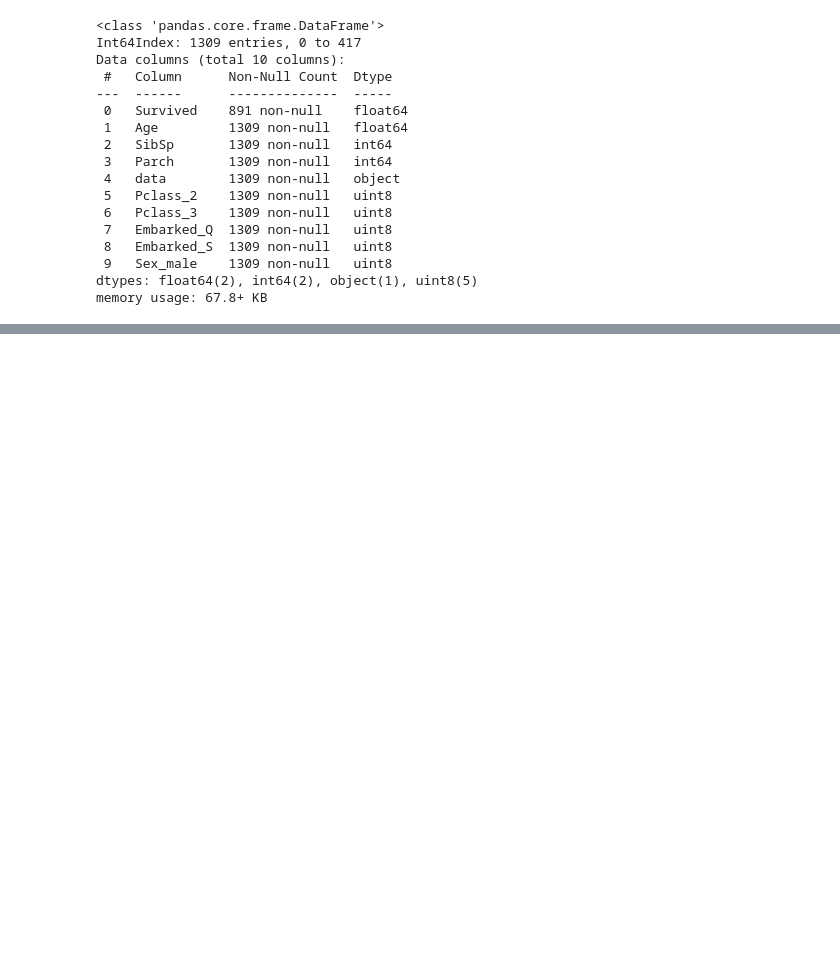
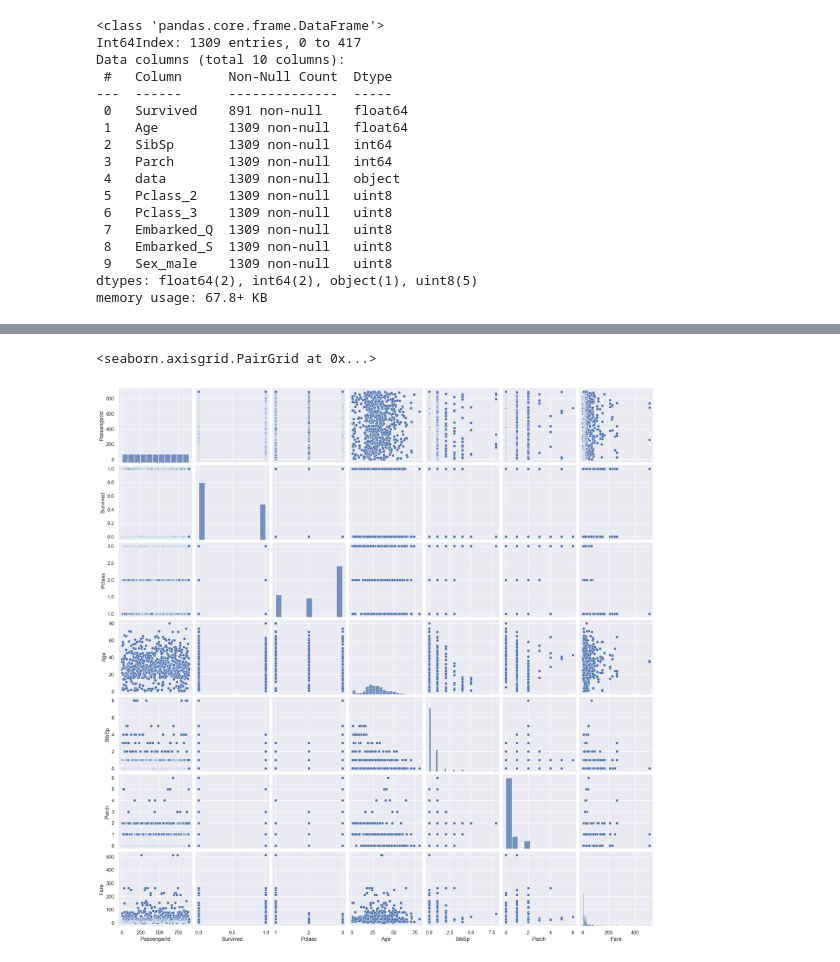
Before and after one commit to DastaN19/DataScienceProjects, a Jupyter notebook: TitanicPrediction/Titanic-data-analysis.ipynb, the cells around one changed output, grey strips where cells are left out. Drawn from its saved outputs; the diff is of its cells as text; code cells hidden in the pictures; blank space fills up the shorter version.

```diff
--- a/TitanicPrediction/Titanic-data-analysis.ipynb
+++ b/TitanicPrediction/Titanic-data-analysis.ipynb
@@ -326,0 +390,5 @@ memory usage: 67.8+ KB
+# %%
+sns.pairplot(train)
+# %% [output]
+<seaborn.axisgrid.PairGrid at 0x...>
+[figure, added]
```
Also changed, not shown: parts of 41 cells of this notebook, 4 other files.
